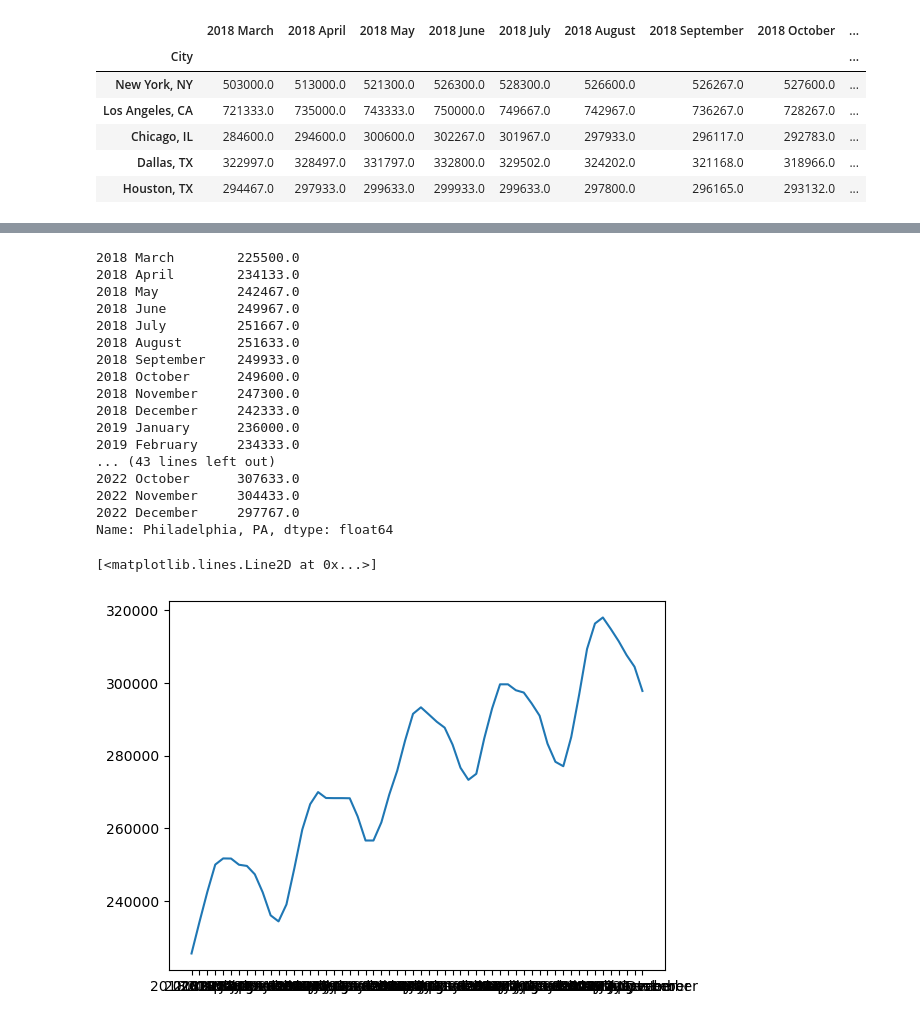
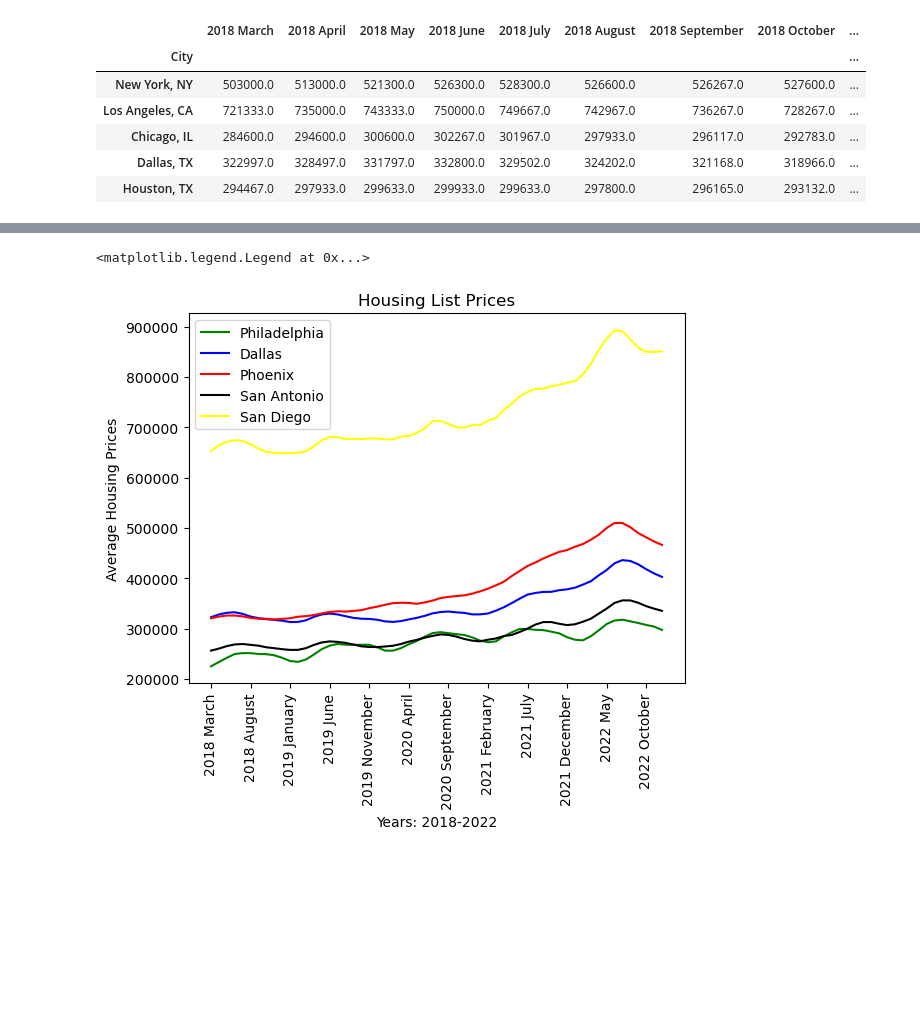
Before and after one commit to JoseMelvin-Calleja/Group-4-Project-1, a Jupyter notebook: List_Prices.ipynb, the cells around one changed output, grey strips where cells are left out. Cells and saved outputs as stored; diff of their text form; code cells hidden in the pictures; blank space fills up the shorter version.

```diff
--- a/List_Prices.ipynb
+++ b/List_Prices.ipynb
@@ -182,3 +183,6 @@ list_reduced.head()
 | Chicago, IL | 284600.0 | 294600.0 | 300600.0 | 302267.0 | 301967.0 | 297933.0 | 296117.0 | 292783.0 | ... |
 | Dallas, TX | 322997.0 | 328497.0 | 331797.0 | 332800.0 | 329502.0 | 324202.0 | 321168.0 | 318966.0 | ... |
 | Houston, TX | 294467.0 | 297933.0 | 299633.0 | 299933.0 | 299633.0 | 297800.0 | 296165.0 | 293132.0 | ... |
+# %%
+dates=list_reduced.columns
+print(dates)
@@ -185,27 +205,21 @@ list_reduced.head()
 # %%
 philadelphia_df = list_reduced.loc["Philadelphia, PA"]
+dallas_df = list_reduced.loc["Dallas, TX"]
+phoenix_df = list_reduced.loc["Phoenix, AZ"]
+san_antonio_df = list_reduced.loc["San Antonio, TX"]
+san_diego_df = list_reduced.loc["San Diego, CA"]
 # %%
-philadelphia_df
+x = np.arange(0, len(philadelphia_df))
+plt.plot(dates, philadelphia_df, color="green", label="Philadelphia")
+plt.plot(dates, dallas_df, color="blue", label="Dallas")
+plt.plot(dates, phoenix_df, color="red", label="Phoenix")
+plt.plot(dates, san_antonio_df, color="black", label="San Antonio")
+plt.plot(dates, san_diego_df, color="yellow", label="San Diego")
+plt.title("Housing List Prices")
+plt.xlabel("Years: 2018-2022")
+plt.xticks(range(0, 60, 5), rotation = 90)
+plt.ylabel("Average Housing Prices")
+plt.legend()
 # %% [output]
-2018 March        225500.0
-2018 April        234133.0
-2018 May          242467.0
-2018 June         249967.0
-2018 July         251667.0
-2018 August       251633.0
-2018 September    249933.0
-2018 October      249600.0
-2018 November     247300.0
-2018 December     242333.0
-2019 January      236000.0
-2019 February     234333.0
-... (43 lines left out)
-2022 October      307633.0
-2022 November     304433.0
-2022 December     297767.0
-Name: Philadelphia, PA, dtype: float64
+<matplotlib.legend.Legend at 0x...>
+[figure, added]
-# %%
-plt.plot(philadelphia_df)
-# %% [output]
-[<matplotlib.lines.Line2D at 0x...>]
-[figure, removed]
```
Also changed, not shown: parts of 3 cells of this notebook, 1 other file.
